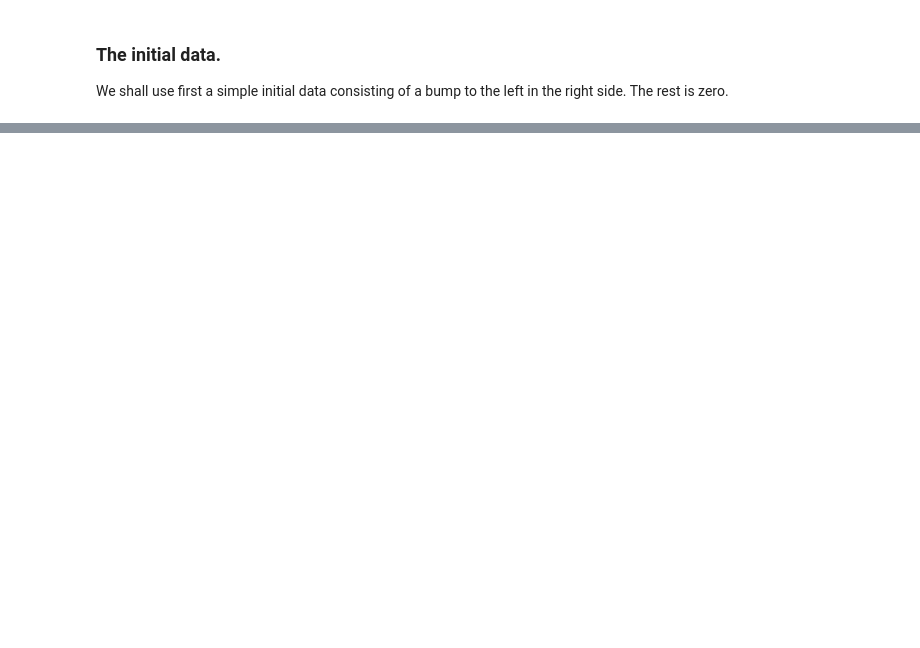
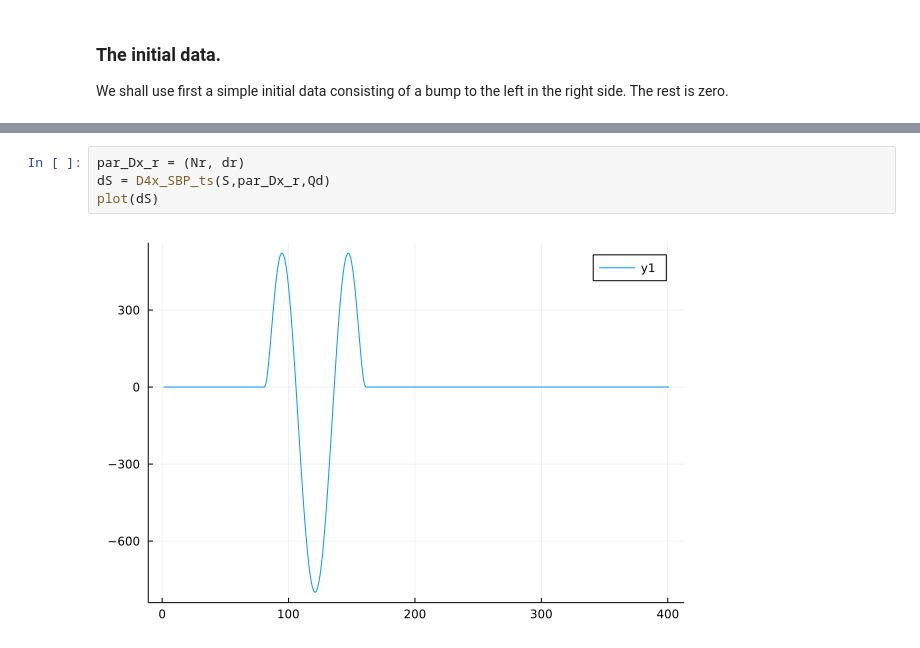
Before and after one commit to reula/Matching, a Jupyter notebook: code_v1.ipynb, the cells around one changed output, grey strips where cells are left out. Cells and saved outputs as stored; diff of their text form; blank space fills up the shorter version.

```diff
--- a/code_v1.ipynb
+++ b/code_v1.ipynb
@@ -87,3 +94,9 @@ u = [0.0, 0.0, 0.0, 0.0, 0.0, 0.0, 0.0, 0.0, 0.0, 0.0, 0.0, 0.0, 0.0, 0.0, 0.0,
+# %%
+par_Dx_r = (Nr, dr)
+dS = D4x_SBP_ts(S,par_Dx_r,Qd)
+plot(dS)
+# %% [output]
+[figure, added]
 # %%
 ρ_L = zeros(Nl)
 ρ_R = zeros(Nr)
```
Also changed, not shown: parts of 9 cells of this notebook, 14 other files.
